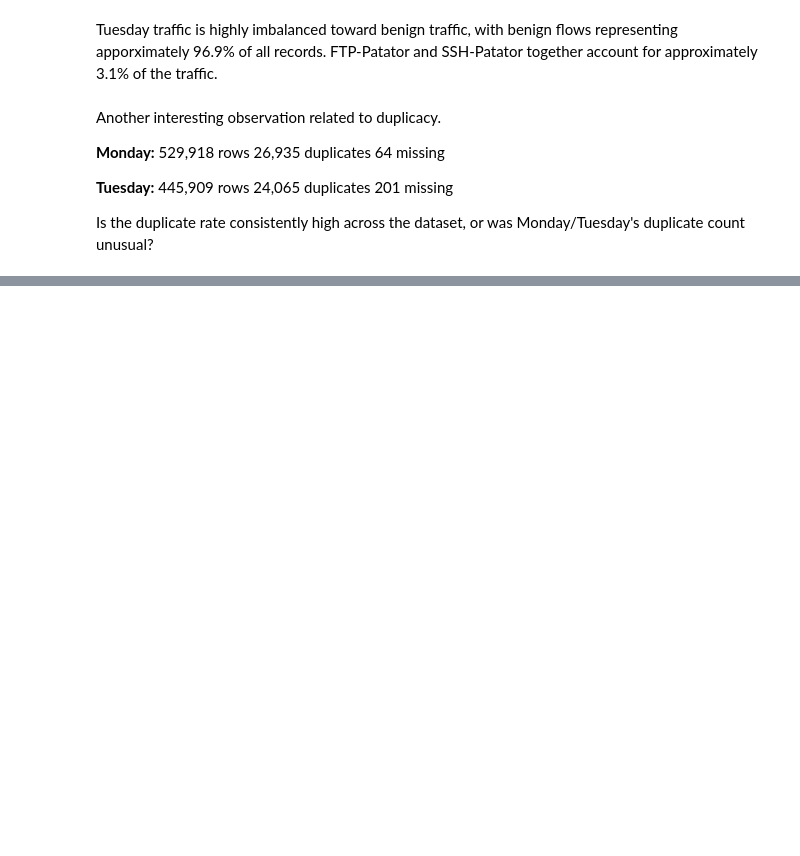
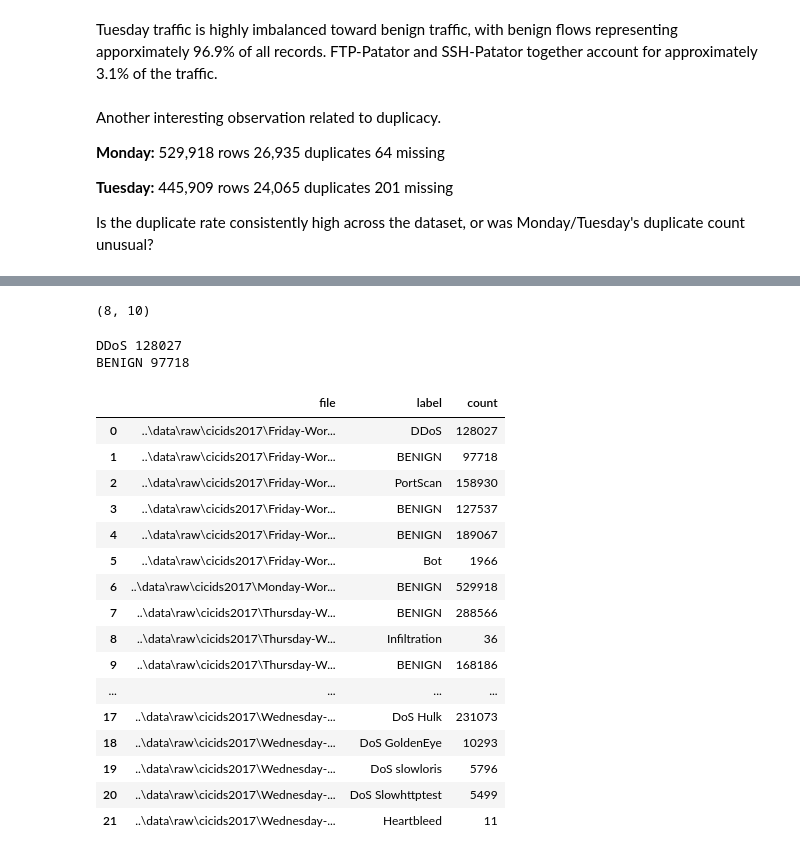
Before and after one commit to AdityaDotEnv/CIC-Dataset-Analysis, a Jupyter notebook: notebooks/01_dataset_overview.ipynb, the cells around one changed output, grey strips where cells are left out. Cells and saved outputs as stored; diff of their text form; code cells hidden in the pictures; blank space fills up the shorter version.

```diff
--- a/notebooks/01_dataset_overview.ipynb
+++ b/notebooks/01_dataset_overview.ipynb
@@ -373,0 +466,73 @@ Missing value rate: 0.0006%
+# %%
+from pathlib import Path
+
+data_dir = Path("../data/raw/cicids2017")
+
+csv_files = list(data_dir.glob("*.csv"))
+
+results = []
+
+for file in csv_files:
+    result = analyze_file(file)
+    results.append(result)
+
+summary_df = pd.DataFrame(results)
+
+summary_df
+
+summary_df.columns
+
+summary_df.shape
+# %% [output]
+(8, 10)
+# %%
+summary_df[[
+    "file",
+    "rows",
+    "columns",
+    "duplicate_count",
+    "duplicate_rate",
+    "missing_count",
+    "missing_rate",
+    "missing_rows",
+    "infinite_count"
+]]
+
+summary_df.loc[0, "label_counts"]
+
+for label, count in summary_df.loc[0, "label_counts"].items():
+    print(label, count)
+# %% [output]
+DDoS 128027
+BENIGN 97718
+# %%
+label_results = []
+
+for _, row in summary_df.iterrows():
+    for label, count in row["label_counts"].items():
+        label_results.append({
+            "file" : row["file"],
+            "label" : label,
+            "count" : count
+        })
+
+label_summary_df = pd.DataFrame(label_results)
+label_summary_df
+# %% [output]
+|  | file | label | count |
+| 0 | ..\data\raw\cicids2017\Friday-Wor... | DDoS | 128027 |
+| 1 | ..\data\raw\cicids2017\Friday-Wor... | BENIGN | 97718 |
+| 2 | ..\data\raw\cicids2017\Friday-Wor... | PortScan | 158930 |
+| 3 | ..\data\raw\cicids2017\Friday-Wor... | BENIGN | 127537 |
+| 4 | ..\data\raw\cicids2017\Friday-Wor... | BENIGN | 189067 |
+| 5 | ..\data\raw\cicids2017\Friday-Wor... | Bot | 1966 |
+| 6 | ..\data\raw\cicids2017\Monday-Wor... | BENIGN | 529918 |
+| 7 | ..\data\raw\cicids2017\Thursday-W... | BENIGN | 288566 |
+| 8 | ..\data\raw\cicids2017\Thursday-W... | Infiltration | 36 |
+| 9 | ..\data\raw\cicids2017\Thursday-W... | BENIGN | 168186 |
+| ... | ... | ... | ... |
+| 17 | ..\data\raw\cicids2017\Wednesday-... | DoS Hulk | 231073 |
+| 18 | ..\data\raw\cicids2017\Wednesday-... | DoS GoldenEye | 10293 |
+| 19 | ..\data\raw\cicids2017\Wednesday-... | DoS slowloris | 5796 |
+| 20 | ..\data\raw\cicids2017\Wednesday-... | DoS Slowhttptest | 5499 |
+| 21 | ..\data\raw\cicids2017\Wednesday-... | Heartbleed | 11 |
```
Also changed, not shown: parts of 16 cells of this notebook, 1 other file.
